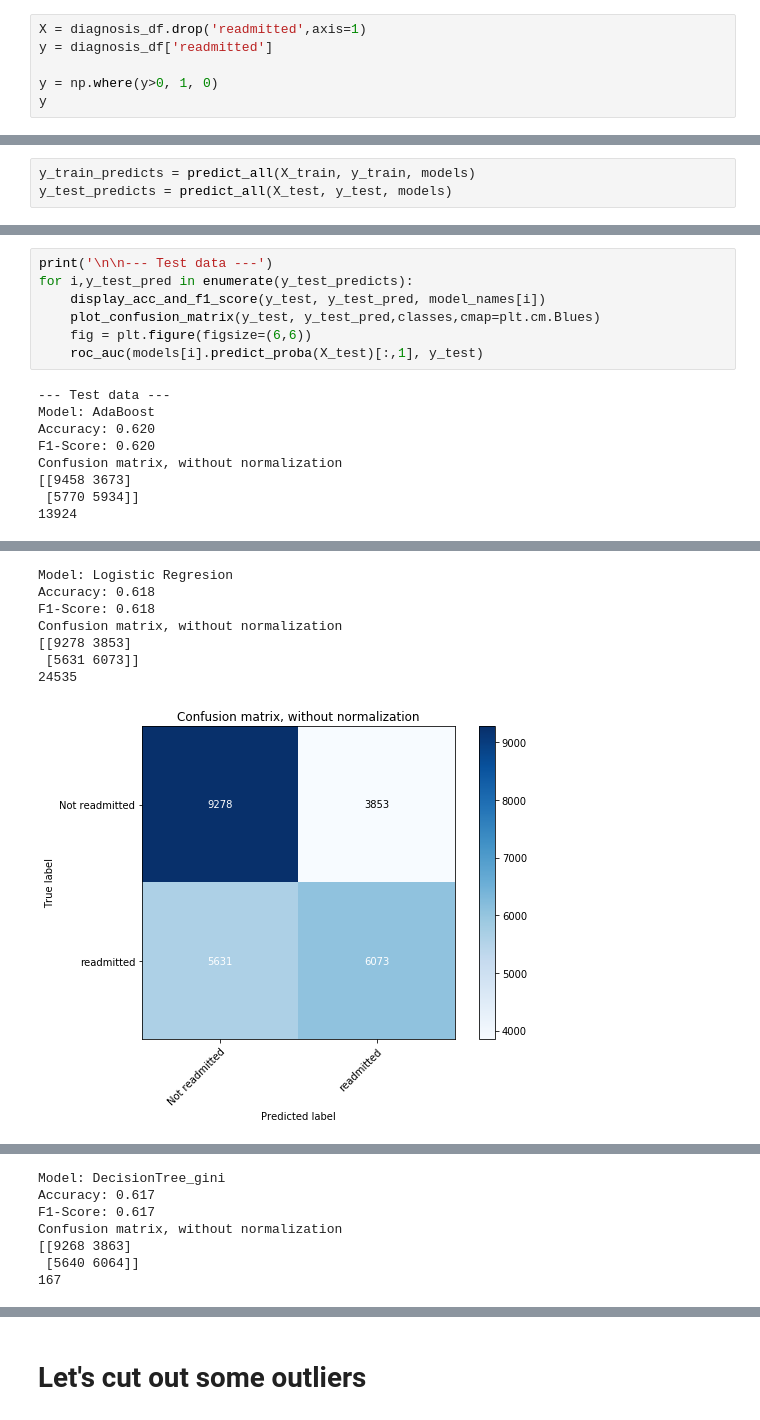
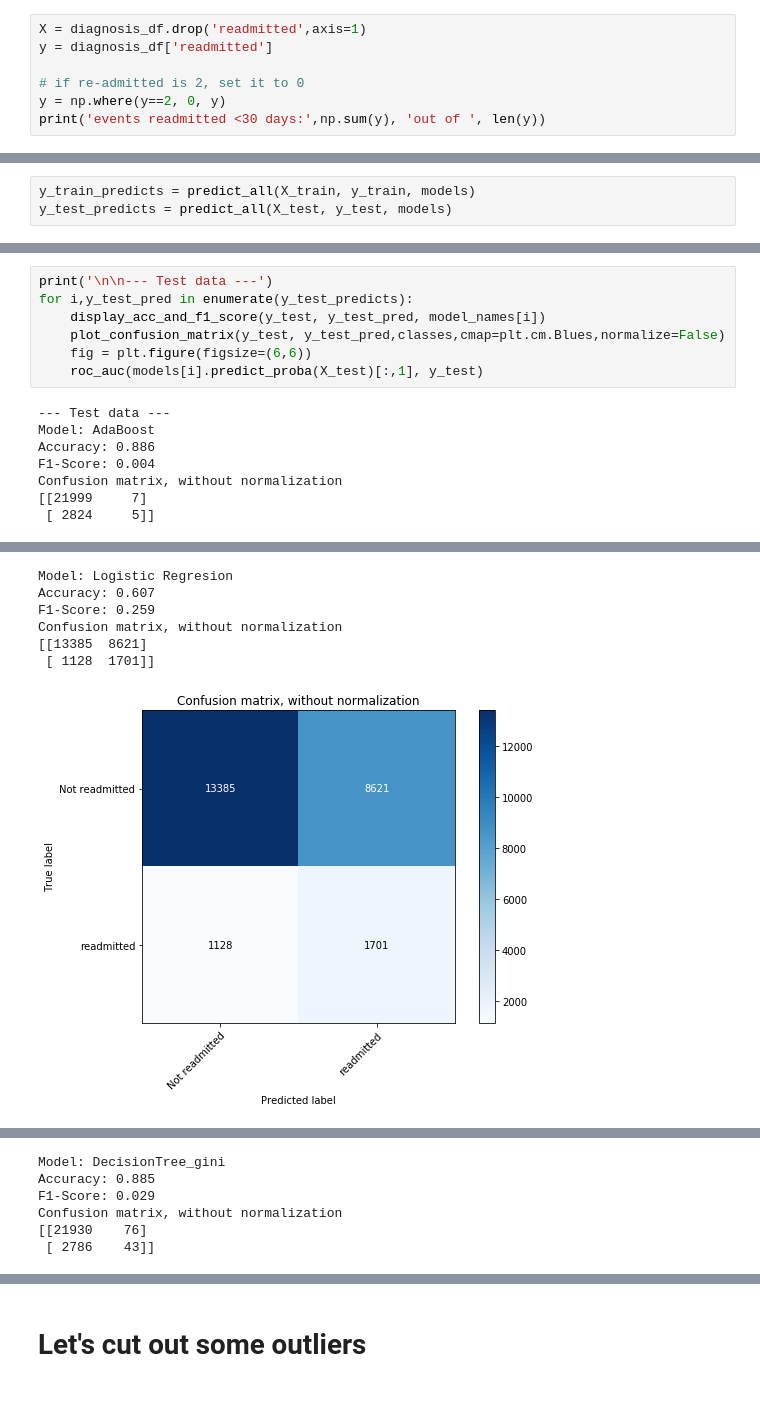
Before and after one commit to angelmanzur/Diabetes_130Hospitals, a Jupyter notebook: Diabetes_Inspection.ipynb, the cells around one changed output, grey strips where cells are left out. Drawn from its saved outputs; the diff is of its cells as text.

```diff
--- a/Diabetes_Inspection.ipynb
+++ b/Diabetes_Inspection.ipynb
@@ -648,6 +632,7 @@ number of patients 99340
 X = diagnosis_df.drop('readmitted',axis=1)
 y = diagnosis_df['readmitted']
 
-y = np.where(y>0, 1, 0)
-y
+# if re-admitted is 2, set it to 0
+y = np.where(y==2, 0, y)
+print('events readmitted <30 days:',np.sum(y), 'out of ', len(y))
 # %% [output]
@@ -696,15 +681,14 @@ Confusion matrix, without normalization
 print('\n\n--- Test data ---')
 for i,y_test_pred in enumerate(y_test_predicts):
     display_acc_and_f1_score(y_test, y_test_pred, model_names[i])
-    plot_confusion_matrix(y_test, y_test_pred,classes,cmap=plt.cm.Blues)
+    plot_confusion_matrix(y_test, y_test_pred,classes,cmap=plt.cm.Blues,normalize=False)
     fig = plt.figure(figsize=(6,6))
     roc_auc(models[i].predict_proba(X_test)[:,1], y_test)
 # %% [output]
 --- Test data ---
 Model: AdaBoost
-Accuracy: 0.620
-F1-Score: 0.620
+Accuracy: 0.886
+F1-Score: 0.004
 Confusion matrix, without normalization
-[[9458 3673]
- [5770 5934]]
-13924
+[[21999     7]
+ [ 2824     5]]
@@ -713,8 +697,7 @@ Confusion matrix, without normalization
 Model: Logistic Regresion
-Accuracy: 0.618
-F1-Score: 0.618
+Accuracy: 0.607
+F1-Score: 0.259
 Confusion matrix, without normalization
-[[9278 3853]
- [5631 6073]]
-24535
+[[13385  8621]
+ [ 1128  1701]]
-[figure, old version]
+[figure, new version]
@@ -722,7 +705,6 @@ Confusion matrix, without normalization
 Model: DecisionTree_gini
-Accuracy: 0.617
-F1-Score: 0.617
+Accuracy: 0.885
+F1-Score: 0.029
 Confusion matrix, without normalization
-[[9268 3863]
- [5640 6064]]
-167
+[[21930    76]
+ [ 2786    43]]
```
Also changed, not shown: parts of 49 cells of this notebook, 2 other files.
